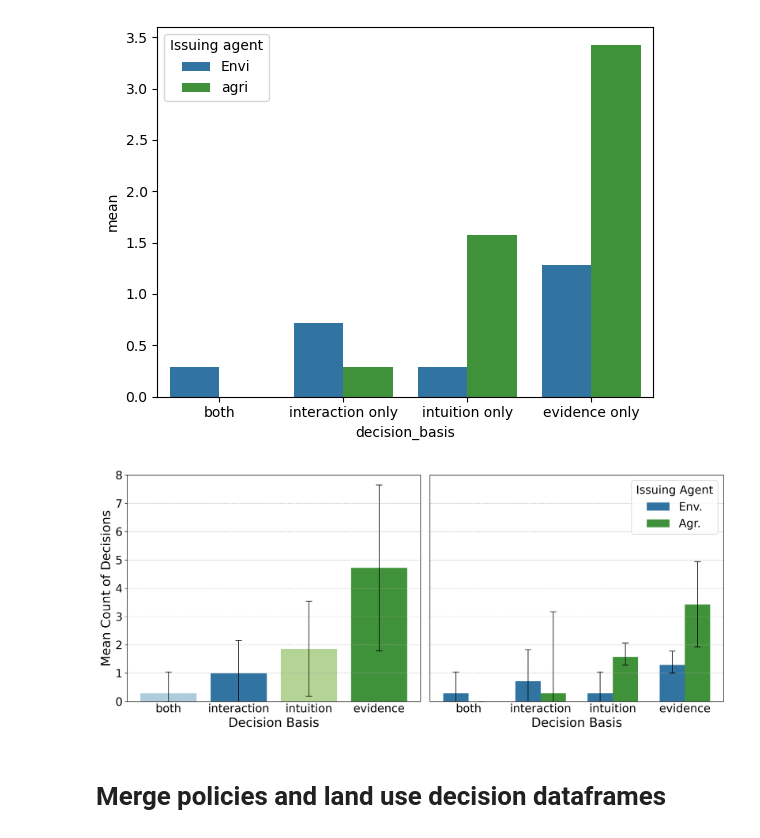
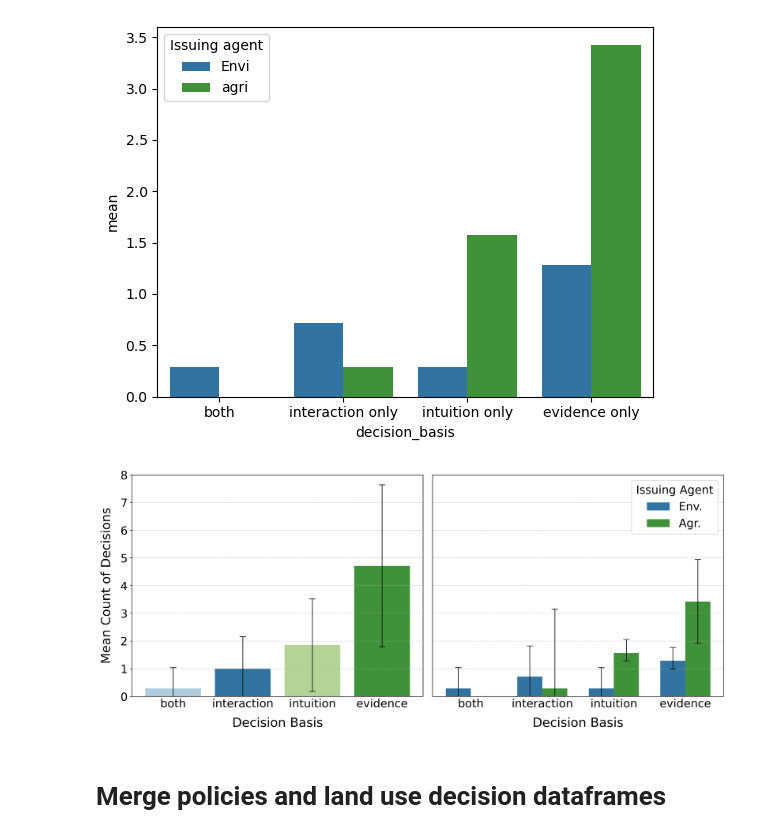
Before and after one commit to giava90/games-and-policy-effectivness, a Jupyter notebook: key_stats_and_rank_correlation_analysis.ipynb, the cells around one changed output. Cells and saved outputs as stored; diff of their text form; code cells hidden in the pictures.

Commit message:
adding pad x and y labels in figure 3

```diff
--- a/key_stats_and_rank_correlation_analysis.ipynb
+++ b/key_stats_and_rank_correlation_analysis.ipynb
@@ -205,8 +205,8 @@ axes[0].errorbar(
     elinewidth=1
 )
 
-axes[0].set_xlabel('Decision Basis', fontsize=label_fontsize)
-axes[0].set_ylabel('Mean Count of Decisions', fontsize=label_fontsize)
+axes[0].set_xlabel('Decision Basis', fontsize=label_fontsize, labelpad=12)
+axes[0].set_ylabel('Mean Count of Decisions', fontsize=label_fontsize, labelpad=12)
 axes[0].tick_params(axis='x', which='both', length=0, width=0.5)
 axes[0].tick_params(axis='both', labelsize=tick_fontsize)
 axes[0].grid(axis='y', linestyle='--', alpha=0.7)
@@ -228,35 +228,35 @@ yerr = np.vstack([lower_errors, upper_errors])
 mean_counts = mean_counts.sort_values(by='decision_basis', key=lambda x: x.map({cat: i for i, cat in enumerate(ordered_categories)}))
 
 # Positions of the errorbars
 off_set = bar_width/4
 x = [i+off_set for i in range(len(ordered_categories))]+[i-off_set for i in range(len(ordered_categories))]
 x= np.sort(x)
 
 # adding the error bars
 axes[1].errorbar(
     x=x,
     y=mean_counts['mean'],
     yerr=yerr,
     fmt='none',
     c='black',
     capsize=5,
     elinewidth=1
 )
 
-axes[1].set_xlabel('Decision Basis', fontsize=label_fontsize)
+axes[1].set_xlabel('Decision Basis', fontsize=label_fontsize, labelpad=12)
 axes[1].set_ylabel('', fontsize=label_fontsize)
 axes[1].tick_params(axis='both', which='both', length=0, width=0.5)
 axes[1].tick_params(axis='x', labelsize=tick_fontsize)
 axes[1].tick_params(axis='y', labelsize=0)
 axes[1].grid(axis='y', linestyle='--', alpha=0.7)
 axes[0].set_ylim(0, 8)
 axes[1].set_ylim(0, 8)
 axes[1].legend(fontsize=tick_fontsize, title='Issuing Agent', title_fontsize=tick_fontsize)
 
 plt.tight_layout()
 plt.show()
 # %% [output]
-[figure, old version]
+[figure, new version]
 # %%
 policy_long = policies.melt(id_vars=['GameID', 'Round', 'Issuing agent', 'target_group', 'policy type', 'decision_basis'],
                             value_vars=['target_land_use_1', 'target_land_use_2', 'target_land_use_3', 'target_land_use_4'],
```
